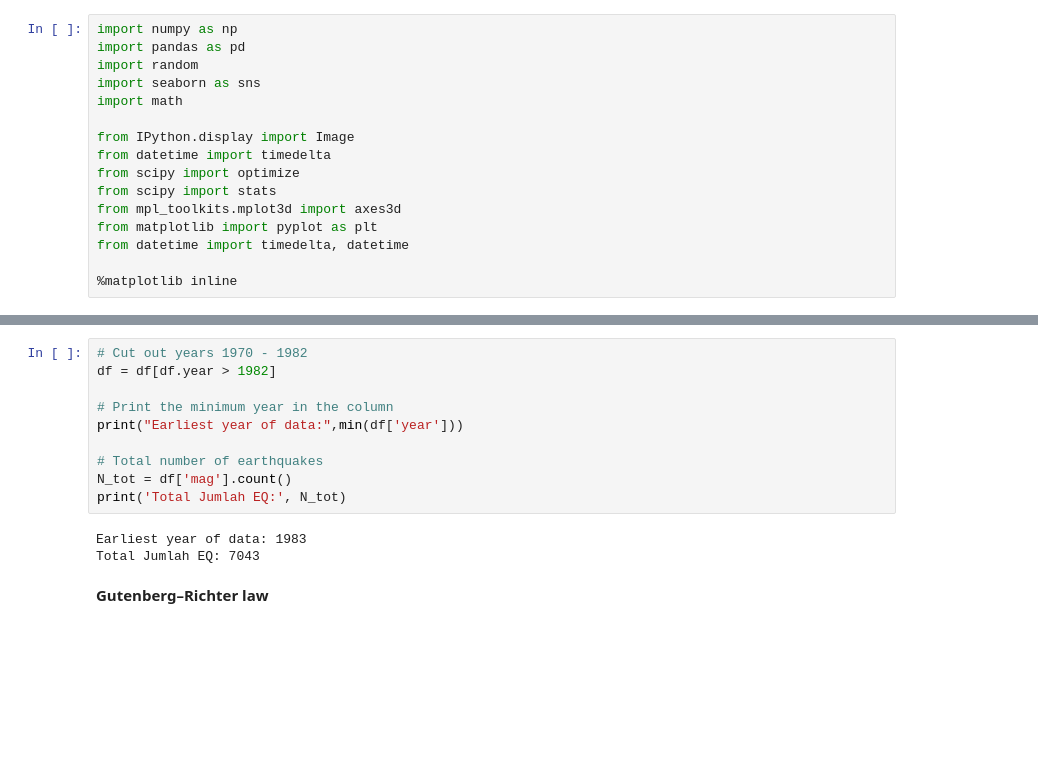
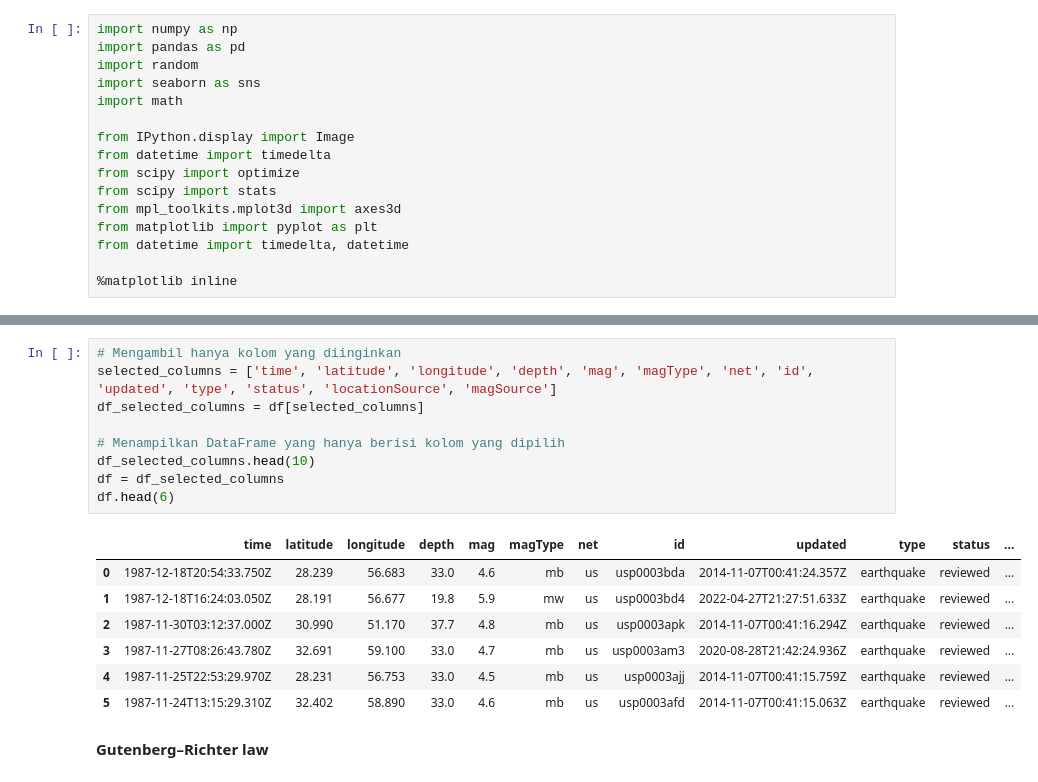
Before and after one commit to arifadli/Earthquake-Event-Analysis, a Jupyter notebook: Earthquake Research/Gutenberg Richter Law/Gutenberg Richter Law - Iran Earthquake.ipynb, the cells around one changed output, grey strips where cells are left out. Saved outputs shown, nothing was run; the diff lists cells and outputs as text; blank space fills up the shorter version.

```diff
--- a/Earthquake Research/Gutenberg Richter Law/Gutenberg Richter Law - Iran Earthquake.ipynb
+++ b/Earthquake Research/Gutenberg Richter Law/Gutenberg Richter Law - Iran Earthquake.ipynb
@@ -93,16 +60,20 @@ plt.show()
-# %%
-# Cut out years 1970 - 1982
-df = df[df.year > 1982]
-
-# Print the minimum year in the column
-print("Earliest year of data:",min(df['year']))
-
-# Total number of earthquakes
-N_tot = df['mag'].count()
-print('Total Jumlah EQ:', N_tot)
-# %% [output]
-Earliest year of data: 1983
-Total Jumlah EQ: 7043
+# %%
+# Mengambil hanya kolom yang diinginkan
+selected_columns = ['time', 'latitude', 'longitude', 'depth', 'mag', 'magType', 'net', 'id', 'updated', 'type', 'status', 'locationSource', 'magSource']
+df_selected_columns = df[selected_columns]
+
+# Menampilkan DataFrame yang hanya berisi kolom yang dipilih
+df_selected_columns.head(10)
+df = df_selected_columns
+df.head(6)
+# %% [output]
+|  | time | latitude | longitude | depth | mag | magType | net | id | updated | type | status | ... |
+| 0 | 1987-12-18T20:54:33.750Z | 28.239 | 56.683 | 33.0 | 4.6 | mb | us | usp0003bda | 2014-11-07T00:41:24.357Z | earthquake | reviewed | ... |
+| 1 | 1987-12-18T16:24:03.050Z | 28.191 | 56.677 | 19.8 | 5.9 | mw | us | usp0003bd4 | 2022-04-27T21:27:51.633Z | earthquake | reviewed | ... |
+| 2 | 1987-11-30T03:12:37.000Z | 30.990 | 51.170 | 37.7 | 4.8 | mb | us | usp0003apk | 2014-11-07T00:41:16.294Z | earthquake | reviewed | ... |
+| 3 | 1987-11-27T08:26:43.780Z | 32.691 | 59.100 | 33.0 | 4.7 | mb | us | usp0003am3 | 2020-08-28T21:42:24.936Z | earthquake | reviewed | ... |
+| 4 | 1987-11-25T22:53:29.970Z | 28.231 | 56.753 | 33.0 | 4.5 | mb | us | usp0003ajj | 2014-11-07T00:41:15.759Z | earthquake | reviewed | ... |
+| 5 | 1987-11-24T13:15:29.310Z | 32.402 | 58.890 | 33.0 | 4.6 | mb | us | usp0003afd | 2014-11-07T00:41:15.063Z | earthquake | reviewed | ... |
 # %% [markdown]
 **Gutenberg–Richter law**
 # %%
```
Also changed, not shown: parts of 10 cells of this notebook.
